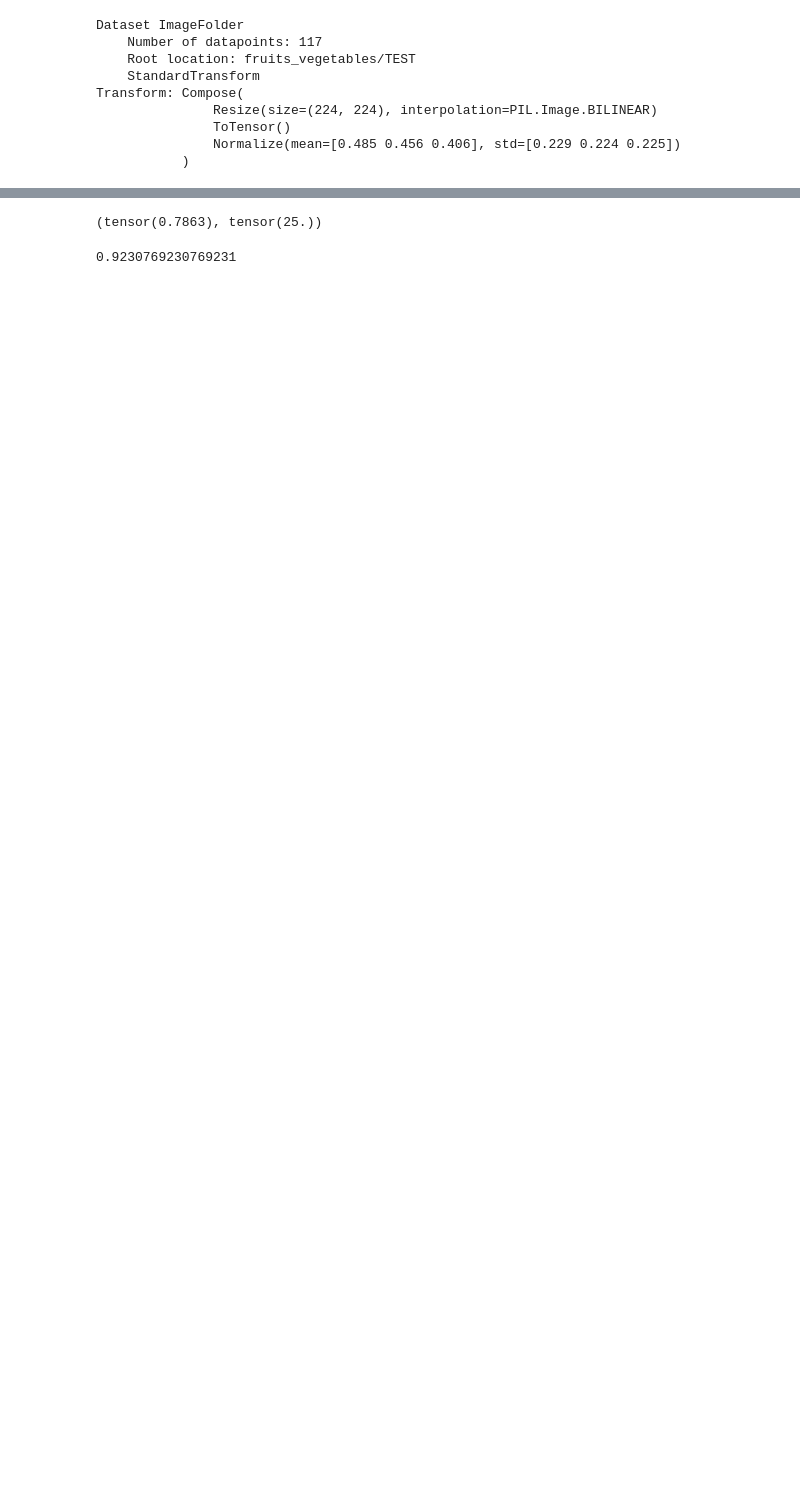
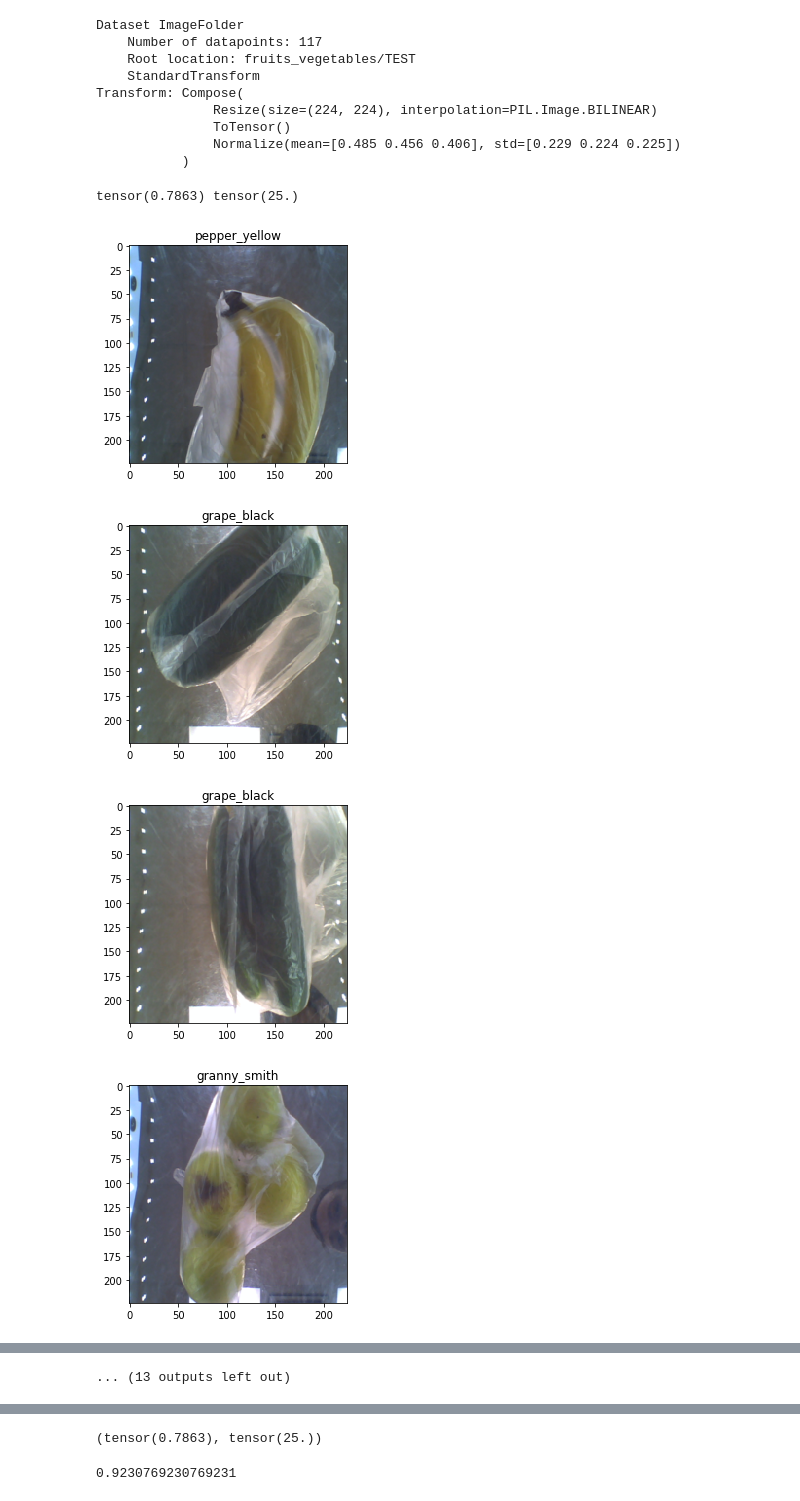
Before and after one commit to MihailMV/Fruits-and-vegetables, a Jupyter notebook: NN_fruits_and_vegetables.ipynb, the cells around one changed output, grey strips where cells are left out. Drawn from its saved outputs; the diff is of its cells as text; code cells hidden in the pictures; blank space fills up the shorter version.

```diff
--- a/NN_fruits_and_vegetables.ipynb
+++ b/NN_fruits_and_vegetables.ipynb
@@ -251,3 +279,16 @@ for inputs, labels in tqdm(test_dataloader):
         preds = model(inputs)
         preds_class = preds.argmax(dim=1)
         running_acc += (preds_class == labels.data).float().sum().cpu()
+
+print(running_acc / 117, 117 - running_acc)
+# %% [output]
+tensor(0.7863) tensor(25.)
+# %%
+for i in range(inputs.size()[0]):
+  if (preds_class[i] != labels.data[i]):
+    show_input(inputs[i].cpu(), train_dataset.classes[preds_class[i]])
+# %% [output]
+[figure, added]
+[figure, added]
+[figure, added]
+[figure, added]
@@ -253,0 +303 @@ for inputs, labels in tqdm(test_dataloader):
+... (13 outputs left out)
```
Also changed, not shown: parts of 14 cells of this notebook.
